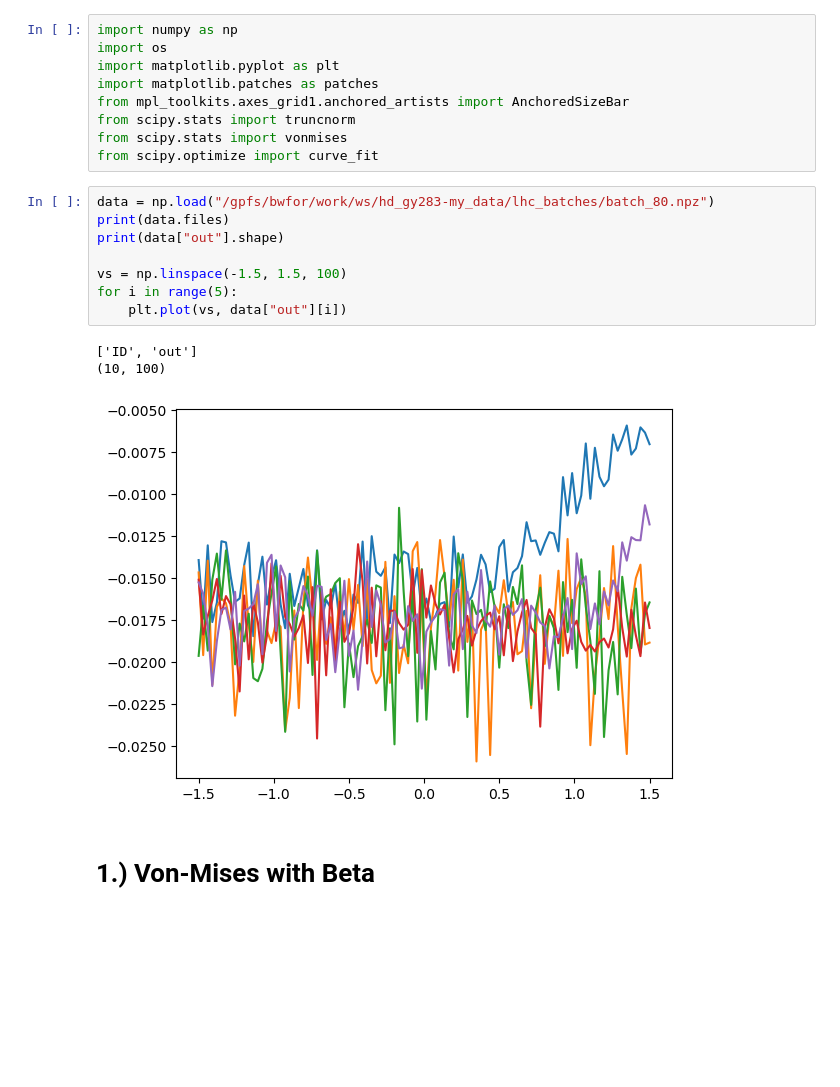
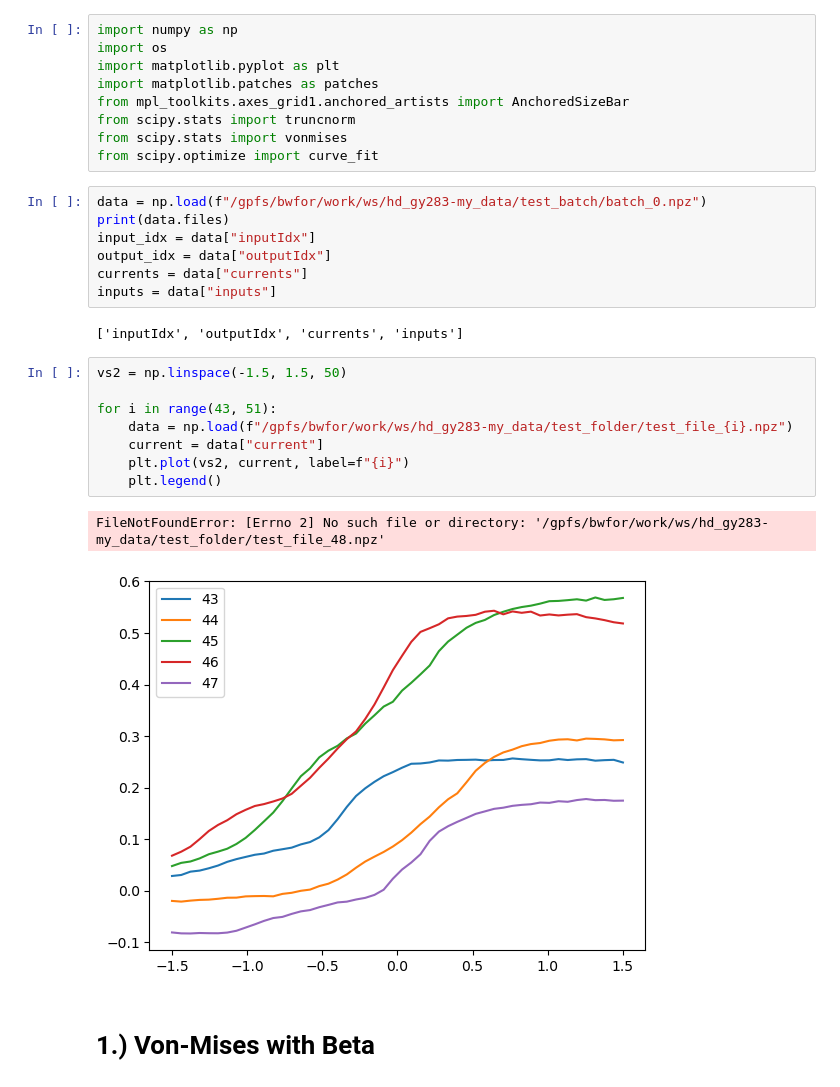
Before and after one commit to jwass1997/kmc_project, a Jupyter notebook: scripts/python_scripts/test_stuff.ipynb, the cells around one changed output. Saved outputs shown, nothing was run; the diff lists cells and outputs as text; blank space fills up the shorter version.

```diff
--- a/scripts/python_scripts/test_stuff.ipynb
+++ b/scripts/python_scripts/test_stuff.ipynb
@@ -7,18 +7,26 @@ from mpl_toolkits.axes_grid1.anchored_artists import AnchoredSizeBar
 from scipy.stats import truncnorm
 from scipy.stats import vonmises
 from scipy.optimize import curve_fit
+# %%
+data = np.load(f"/gpfs/bwfor/work/ws/hd_gy283-my_data/test_batch/batch_0.npz")
+print(data.files)
+input_idx = data["inputIdx"]
+output_idx = data["outputIdx"]
+currents = data["currents"]
+inputs = data["inputs"]
+# %% [output]
+['inputIdx', 'outputIdx', 'currents', 'inputs']
 # %%
-data = np.load("/gpfs/bwfor/work/ws/hd_gy283-my_data/lhc_batches/batch_80.npz")
-print(data.files)
-print(data["out"].shape)
+vs2 = np.linspace(-1.5, 1.5, 50)
 
-vs = np.linspace(-1.5, 1.5, 100)
-for i in range(5):
-    plt.plot(vs, data["out"][i])
+for i in range(43, 51):
+    data = np.load(f"/gpfs/bwfor/work/ws/hd_gy283-my_data/test_folder/test_file_{i}.npz")
+    current = data["current"]
+    plt.plot(vs2, current, label=f"{i}")
+    plt.legend()
 # %% [output]
-['ID', 'out']
-(10, 100)
+FileNotFoundError: [Errno 2] No such file or directory: '/gpfs/bwfor/work/ws/hd_gy283-my_data/test_folder/test_file_48.npz'
-[figure, old version]
+[figure, new version]
 # %% [markdown]
 # 1.) Von-Mises with Beta
 # %%
```
Also changed, not shown: 17 other files.
